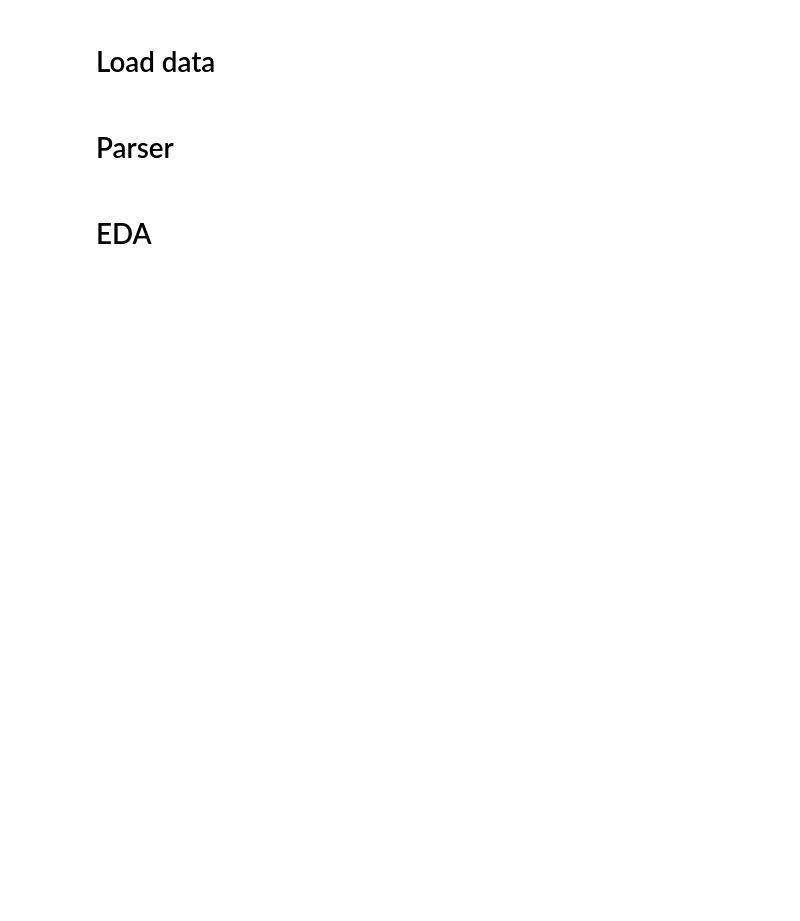
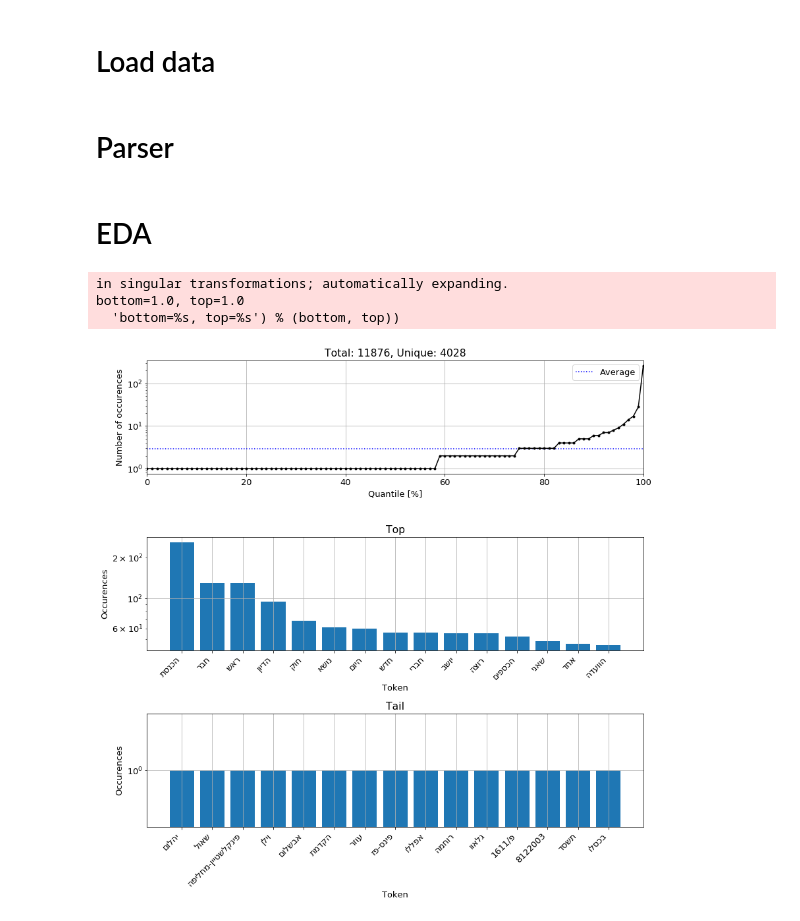
Before and after one commit to ruelian/KnessetClassifier, a Jupyter notebook: Parser.ipynb, the cells around one changed output. Drawn from its saved outputs; the diff is of its cells as text; code cells hidden in the pictures; blank space fills up the shorter version.

Commit message:
tokenization

```diff
--- a/Parser.ipynb
+++ b/Parser.ipynb
@@ -30,7 +30,7 @@ from collections import Counter, OrderedDict
 from bidi import algorithm as bidi
 from hebrew_stopwords import hebrew_stopwords
 # %%
-mpl.rcParams.update({'font.size': 12})
+mpl.rcParams.update({'font.size': 13})
 # %% [markdown]
 # Load data
 # %%
@@ -46,3 +60,41 @@ df = pd.read_csv(DATA/'data.csv')
+# %%
+EXTRA_STOPWORDS = (
+    'לך',
+)
+# %%
+class Parser:
+    def __init__(self, df, meta=None,
+                 words_seps=WORDS_SEPS, chars_to_filter=CHARS_TO_FILTER,
+                 filter_fun=lambda s: len(s)>1 or '0'<=s<='9', apply_fun=None,
+                 stopwords=hebrew_stopwords+EXTRA_STOPWORDS):
+        # data
+        self.meta = meta
+        self.df = df
+        self.df.body.fillna('', inplace=True)
+        self.df.header.fillna('', inplace=True)
+        # tokenization conf
+        self.words_seps = words_seps
+        self.chars_to_filter = chars_to_filter
+        self.filter_fun = filter_fun
+        self.apply_fun = apply_fun # TODO use this for lemmatization
+        self.stopwords = stopwords
+        self.tokens = None
+        # vocabulary
+
+
+    def tokenize(self, by='ID'):
+        self.tokens = self.df.groupby(by).apply(lambda d: tokenize(d.body.values, self.words_seps, self.chars_to_filter,
+                                                                   self.stopwords, self.filter_fun, self.apply_fun))
+
+
+
+    def full_protocol(self, ID=None):
+        if ID is None:
+            ID = random.choice(np.unique(self.df.ID))
+        return '\n\n'.join(self.df[self.df.ID==ID].body.values)
+
+    def show_tokens(self, **kwargs):
+        show_freqs([tok for group in self.tokens for tok in group], **kwargs)
 # %% [markdown]
 # EDA
 # %%
@@ -103,3 +155,12 @@ def show_freqs(tokens, vocabulary=None, n=15, logscale=True, token_lab='Token',
     plt.tight_layout()
 
     return (list(reversed(keys)), list(reversed(vals)))
+# %%
+p = Parser(df, meta)
+p.tokenize()
+p.show_tokens()
+# %% [output]
+in singular transformations; automatically expanding.
+bottom=1.0, top=1.0
+  'bottom=%s, top=%s') % (bottom, top))
+[figure, added]
```
Also changed, not shown: parts of 8 cells of this notebook, 4 other files.
